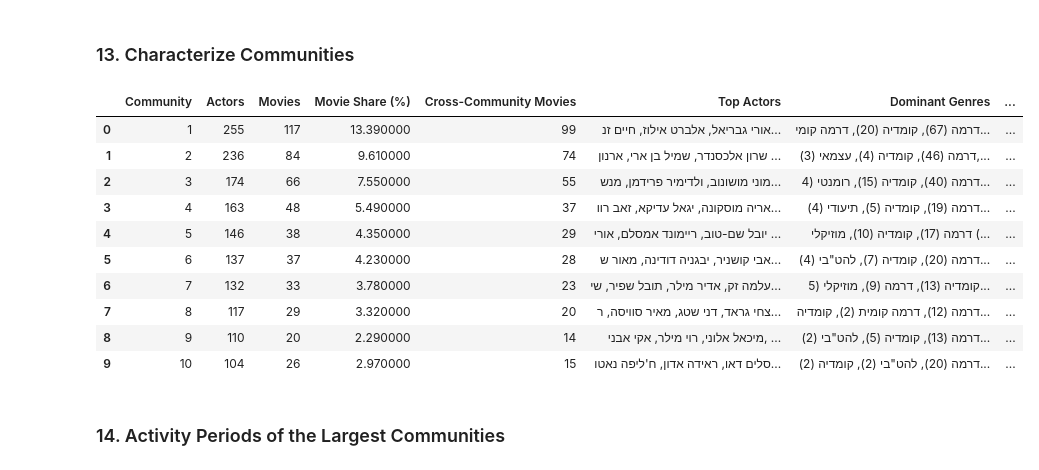
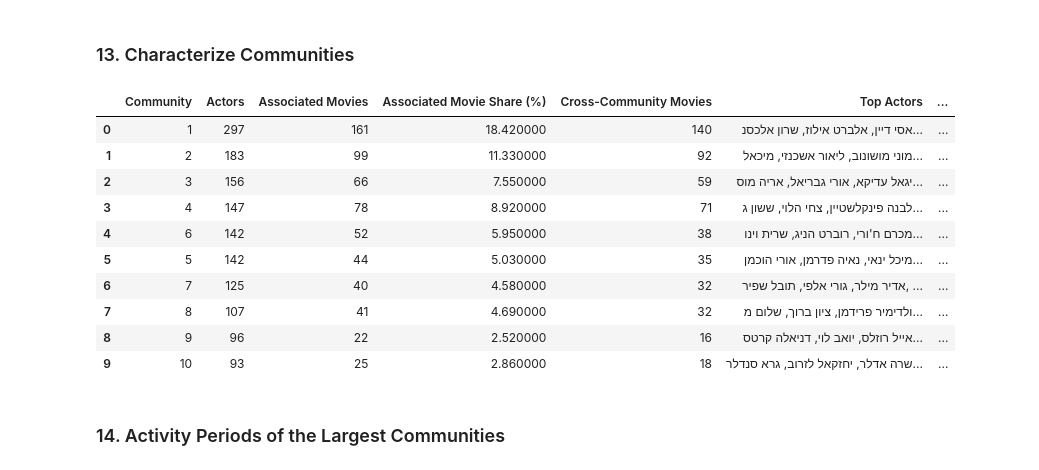
Before and after one commit to yana-g/graph-analysis, a Jupyter notebook: 03_Community_Analysis.ipynb, the cells around one changed output. Drawn from its saved outputs; the diff is of its cells as text; code cells hidden in the pictures.

```diff
--- a/03_Community_Analysis.ipynb
+++ b/03_Community_Analysis.ipynb
@@ -1193,11 +1265,13 @@ for community_id, community in enumerate(
     communities,
     start=1
 ):
-    community_movies = period_c_df[
-        period_c_df["community"].eq(
+    community_movies = community_movie_df[
+        community_movie_df["community"].eq(
             community_id
         )
-    ]
+    ].drop_duplicates(
+        subset="page_id"
+    )
 
     top_actors = get_top_actors_in_community(
         G_period_c,
@@ -1219,8 +1293,8 @@ for community_id, community in enumerate(
     community_summary_rows.append({
         "Community": community_id,
         "Actors": len(community),
-        "Movies": len(community_movies),
-        "Movie Share (%)": round(
+        "Associated Movies": len(community_movies),
+        "Associated Movie Share (%)": round(
             len(community_movies)
             / total_period_movies
             * 100,
@@ -1272,45 +1346,45 @@ for community_id, community in enumerate(
 
 community_summary_df = (
     pd.DataFrame(
         community_summary_rows
     )
     .sort_values(
         [
             "Actors",
-            "Movies"
+            "Associated Movies"
         ],
         ascending=False
     )
     .reset_index(drop=True)
 )
 
 display(
     community_summary_df
     .head(10)
     .style.set_properties(
         subset=[
             "Top Actors",
             "Dominant Genres",
             "Dominant Directors"
         ],
         **{
             "text-align": "left",
             "white-space": "normal"
         }
     )
 )
 # %% [output]
-|  | Community | Actors | Movies | Movie Share (%) | Cross-Community Movies | Top Actors | Dominant Genres | ... |
-| 0 | 1 | 255 | 117 | 13.390000 | 99 | אורי גבריאל, אלברט אילוז, חיים זנ... | דרמה (67), קומדיה (20), דרמה קומי... | ... |
-| 1 | 2 | 236 | 84 | 9.610000 | 74 | שרון אלכסנדר, שמיל בן ארי, ארנון ... | דרמה (46), קומדיה (4), עצמאי (3),... | ... |
-| 2 | 3 | 174 | 66 | 7.550000 | 55 | מוני מושונוב, ולדימיר פרידמן, מנש... | דרמה (40), קומדיה (15), רומנטי (4... | ... |
-| 3 | 4 | 163 | 48 | 5.490000 | 37 | אריה מוסקונה, יגאל עדיקא, זאב רוו... | דרמה (19), קומדיה (5), תיעודי (4)... | ... |
-| 4 | 5 | 146 | 38 | 4.350000 | 29 | יובל שם-טוב, ריימונד אמסלם, אורי ... | דרמה (17), קומדיה (10), מוזיקלי (... | ... |
-| 5 | 6 | 137 | 37 | 4.230000 | 28 | אבי קושניר, יבגניה דודינה, מאור ש... | דרמה (20), קומדיה (7), להט"בי (4)... | ... |
-| 6 | 7 | 132 | 33 | 3.780000 | 23 | עלמה זק, אדיר מילר, תובל שפיר, שי... | קומדיה (13), דרמה (9), מוזיקלי (5... | ... |
-| 7 | 8 | 117 | 29 | 3.320000 | 20 | צחי גראד, דני שטג, מאיר סוויסה, ר... | דרמה (12), דרמה קומית (2), קומדיה... | ... |
-| 8 | 9 | 110 | 20 | 2.290000 | 14 | מיכאל אלוני, רוי מילר, אקי אבני, ... | דרמה (13), קומדיה (5), להט"בי (2)... | ... |
-| 9 | 10 | 104 | 26 | 2.970000 | 15 | סלים דאו, ראידה אדון, ח'ליפה נאטו... | דרמה (20), להט"בי (2), קומדיה (2)... | ... |
+|  | Community | Actors | Associated Movies | Associated Movie Share (%) | Cross-Community Movies | Top Actors | ... |
+| 0 | 1 | 297 | 161 | 18.420000 | 140 | אסי דיין, אלברט אילוז, שרון אלכסנ... | ... |
+| 1 | 2 | 183 | 99 | 11.330000 | 92 | מוני מושונוב, ליאור אשכנזי, מיכאל... | ... |
+| 2 | 3 | 156 | 66 | 7.550000 | 59 | יגאל עדיקא, אורי גבריאל, אריה מוס... | ... |
+| 3 | 4 | 147 | 78 | 8.920000 | 71 | לבנה פינקלשטיין, צחי הלוי, ששון ג... | ... |
+| 4 | 6 | 142 | 52 | 5.950000 | 38 | מכרם ח'ורי, רוברט הניג, שרית וינו... | ... |
+| 5 | 5 | 142 | 44 | 5.030000 | 35 | מיכל ינאי, נאיה פדרמן, אורי הוכמן... | ... |
+| 6 | 7 | 125 | 40 | 4.580000 | 32 | אדיר מילר, גורי אלפי, תובל שפיר, ... | ... |
+| 7 | 8 | 107 | 41 | 4.690000 | 32 | ולדימיר פרידמן, ציון ברוך, שלום מ... | ... |
+| 8 | 9 | 96 | 22 | 2.520000 | 16 | אייל רוזלס, יואב לוי, דניאלה קרטס... | ... |
+| 9 | 10 | 93 | 25 | 2.860000 | 18 | שרה אדלר, יחזקאל לזרוב, גרא סנדלר... | ... |
 # %% [markdown]
 ### 14. Activity Periods of the Largest Communities
 # %%
```
Also changed, not shown: parts of 14 cells of this notebook.
